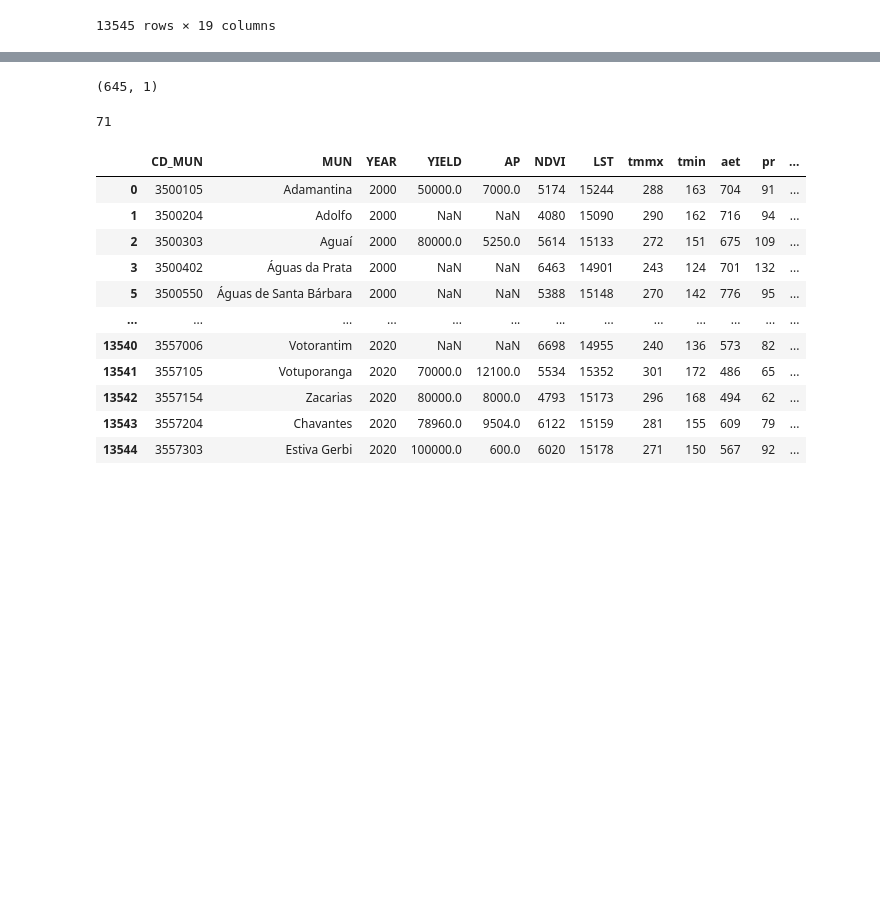
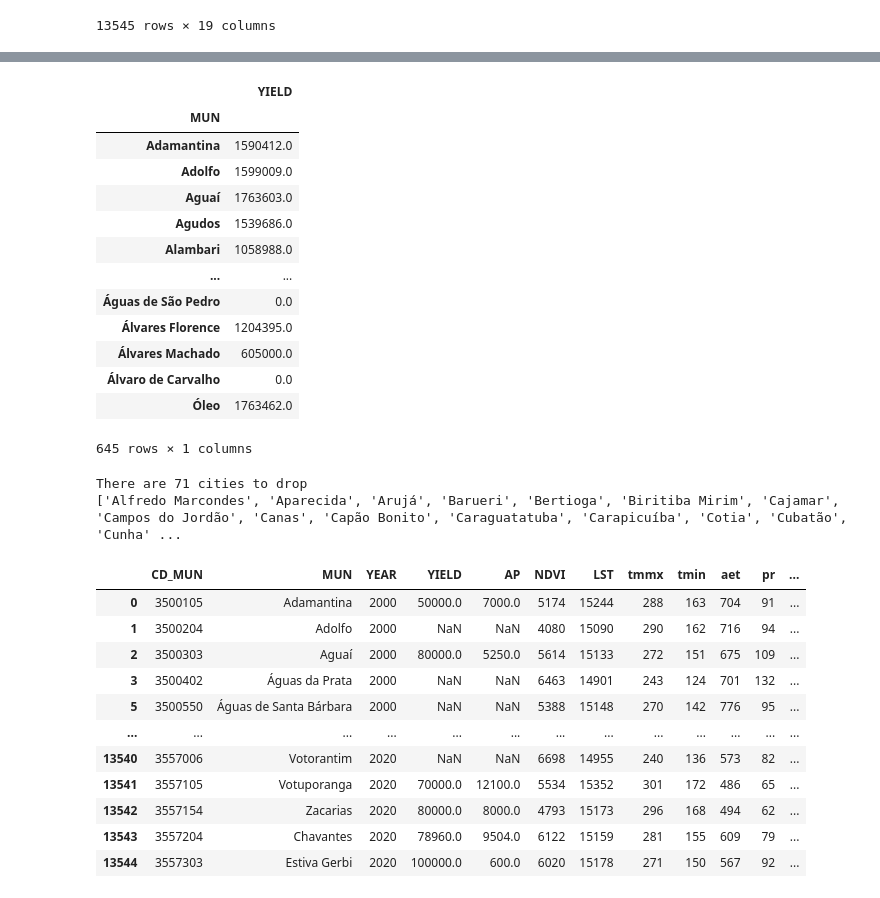
Before and after one commit to neli12/time-series-productivity-sp, a Jupyter notebook: Time series yield EDA.ipynb, the cells around one changed output, grey strips where cells are left out. Drawn from its saved outputs; the diff is of its cells as text; code cells hidden in the pictures; blank space fills up the shorter version.

```diff
--- a/Time series yield EDA.ipynb
+++ b/Time series yield EDA.ipynb
@@ -38,12 +73,31 @@ dat_new
+# %%
+## Group by MUN and sum the yield
+dat_group = pd.DataFrame(dat_new.groupby('MUN')['YIELD'].sum())
+dat_group
+# %% [output]
+|  | YIELD |
+| MUN |  |
+| Adamantina | 1590412.0 |
+| Adolfo | 1599009.0 |
+| Aguaí | 1763603.0 |
+| Agudos | 1539686.0 |
+| Alambari | 1058988.0 |
+| ... | ... |
+| Águas de São Pedro | 0.0 |
+| Álvares Florence | 1204395.0 |
+| Álvares Machado | 605000.0 |
+| Álvaro de Carvalho | 0.0 |
+| Óleo | 1763462.0 |
+645 rows × 1 columns
 # %%
-dat_group = pd.DataFrame(dat_new.groupby('MUN')['YIELD'].sum())
-print(dat_group.shape)
+## Count and select the cities with ZERO values of yield
 dat_group_zeros = dat_group.loc[dat_group['YIELD']==0]
 cities_to_drop = list(dat_group_zeros.index.values)
-len(cities_to_drop)
+print("There are {} cities to drop".format(len(cities_to_drop)))
+print(cities_to_drop)
 # %% [output]
-(645, 1)
+There are 71 cities to drop
+['Alfredo Marcondes', 'Aparecida', 'Arujá', 'Barueri', 'Bertioga', 'Biritiba Mirim', 'Cajamar', 'Campos do Jordão', 'Canas', 'Capão Bonito', 'Caraguatatuba', 'Carapicuíba', 'Cotia', 'Cubatão', 'Cunha' ...
-71
 # %%
 ## Exclude MUN names with zero yields
 dat_new_clean = dat_new[~dat_new['MUN'].isin(cities_to_drop)]
```
Also changed, not shown: parts of 12 cells of this notebook.
